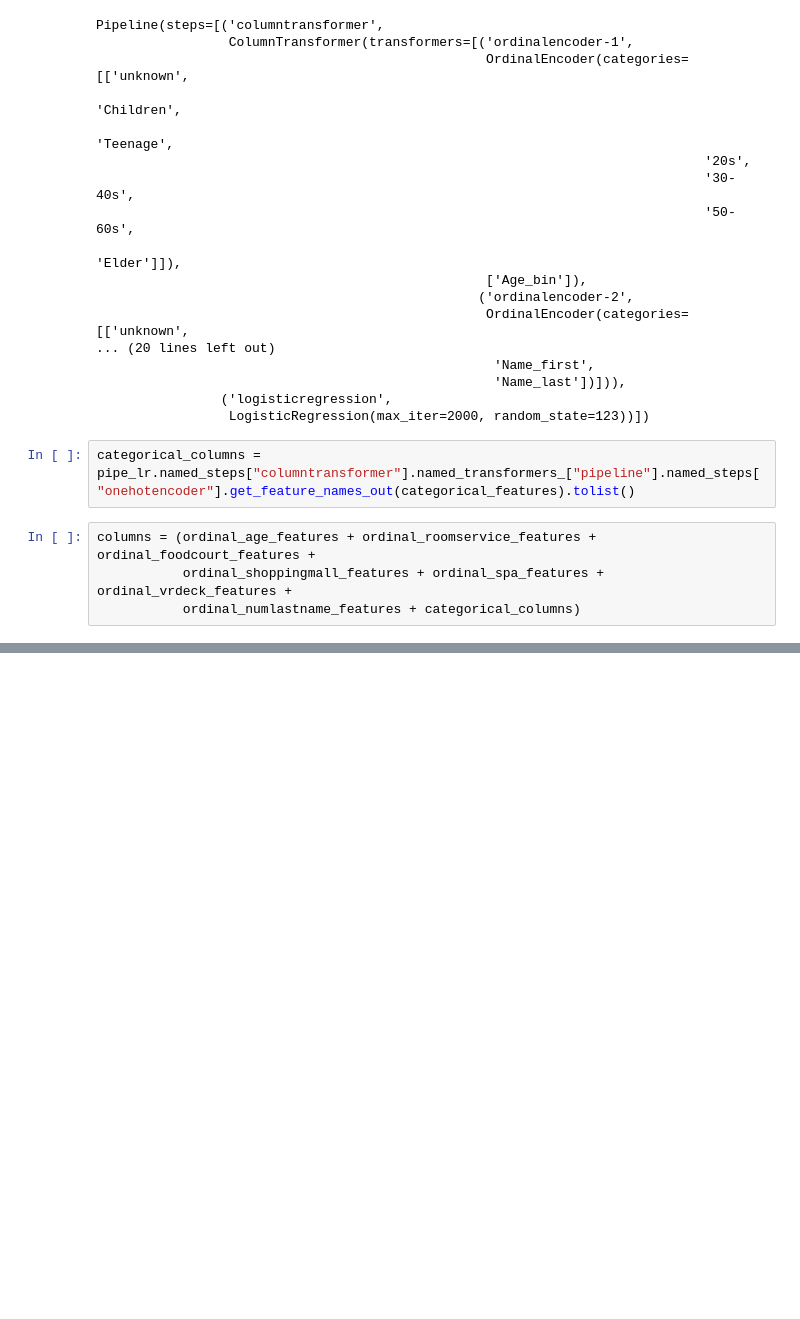
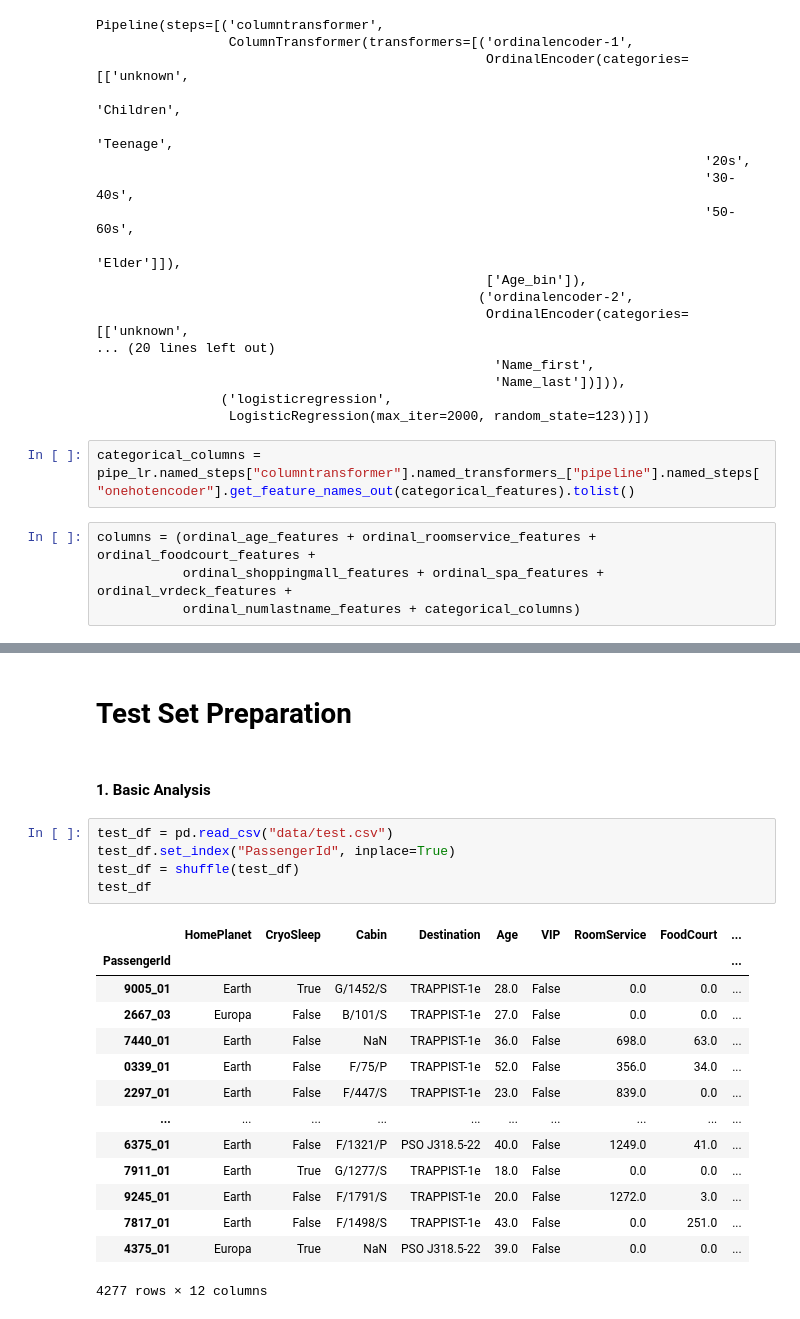
Before and after one commit to johnwslee/Spaceship_Titanic, a Jupyter notebook: spaceship_titanic.ipynb, the cells around one changed output, grey strips where cells are left out. Cells and saved outputs as stored; diff of their text form; blank space fills up the shorter version.

```diff
--- a/spaceship_titanic.ipynb
+++ b/spaceship_titanic.ipynb
@@ -792,0 +795,24 @@ plt.show();
+# %% [markdown]
+# Test Set Preparation
+# %% [markdown]
+#### 1. Basic Analysis
+# %%
+test_df = pd.read_csv("data/test.csv")
+test_df.set_index("PassengerId", inplace=True)
+test_df = shuffle(test_df)
+test_df
+# %% [output]
+|  | HomePlanet | CryoSleep | Cabin | Destination | Age | VIP | RoomService | FoodCourt | ... |
+| PassengerId |  |  |  |  |  |  |  |  | ... |
+| 9005_01 | Earth | True | G/1452/S | TRAPPIST-1e | 28.0 | False | 0.0 | 0.0 | ... |
+| 2667_03 | Europa | False | B/101/S | TRAPPIST-1e | 27.0 | False | 0.0 | 0.0 | ... |
+| 7440_01 | Earth | False | NaN | TRAPPIST-1e | 36.0 | False | 698.0 | 63.0 | ... |
+| 0339_01 | Earth | False | F/75/P | TRAPPIST-1e | 52.0 | False | 356.0 | 34.0 | ... |
+| 2297_01 | Earth | False | F/447/S | TRAPPIST-1e | 23.0 | False | 839.0 | 0.0 | ... |
+| ... | ... | ... | ... | ... | ... | ... | ... | ... | ... |
+| 6375_01 | Earth | False | F/1321/P | PSO J318.5-22 | 40.0 | False | 1249.0 | 41.0 | ... |
+| 7911_01 | Earth | True | G/1277/S | TRAPPIST-1e | 18.0 | False | 0.0 | 0.0 | ... |
+| 9245_01 | Earth | False | F/1791/S | TRAPPIST-1e | 20.0 | False | 1272.0 | 3.0 | ... |
+| 7817_01 | Earth | False | F/1498/S | TRAPPIST-1e | 43.0 | False | 0.0 | 251.0 | ... |
+| 4375_01 | Europa | True | NaN | PSO J318.5-22 | 39.0 | False | 0.0 | 0.0 | ... |
+4277 rows × 12 columns
```
Also changed, not shown: parts of 16 cells of this notebook.
